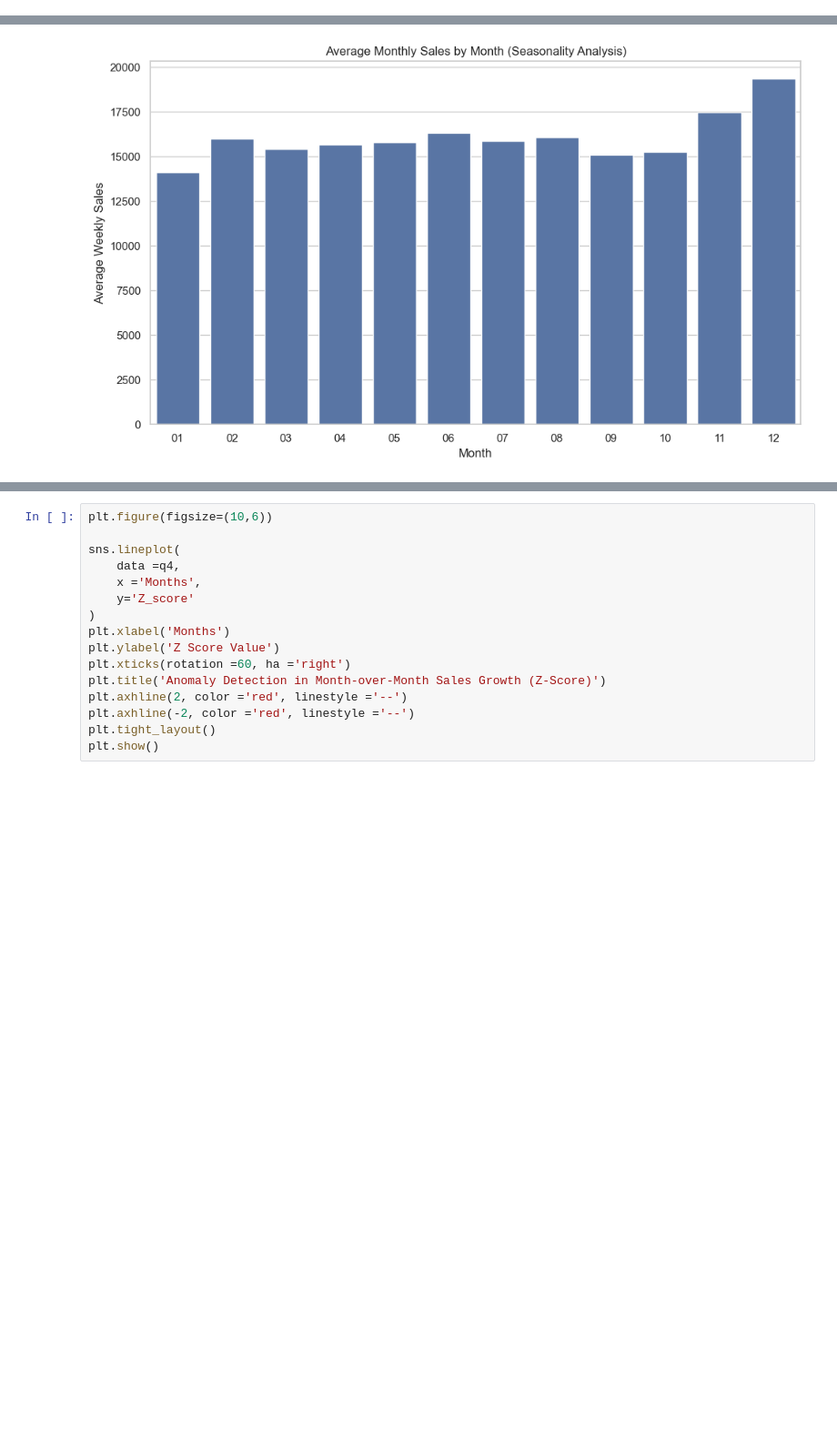
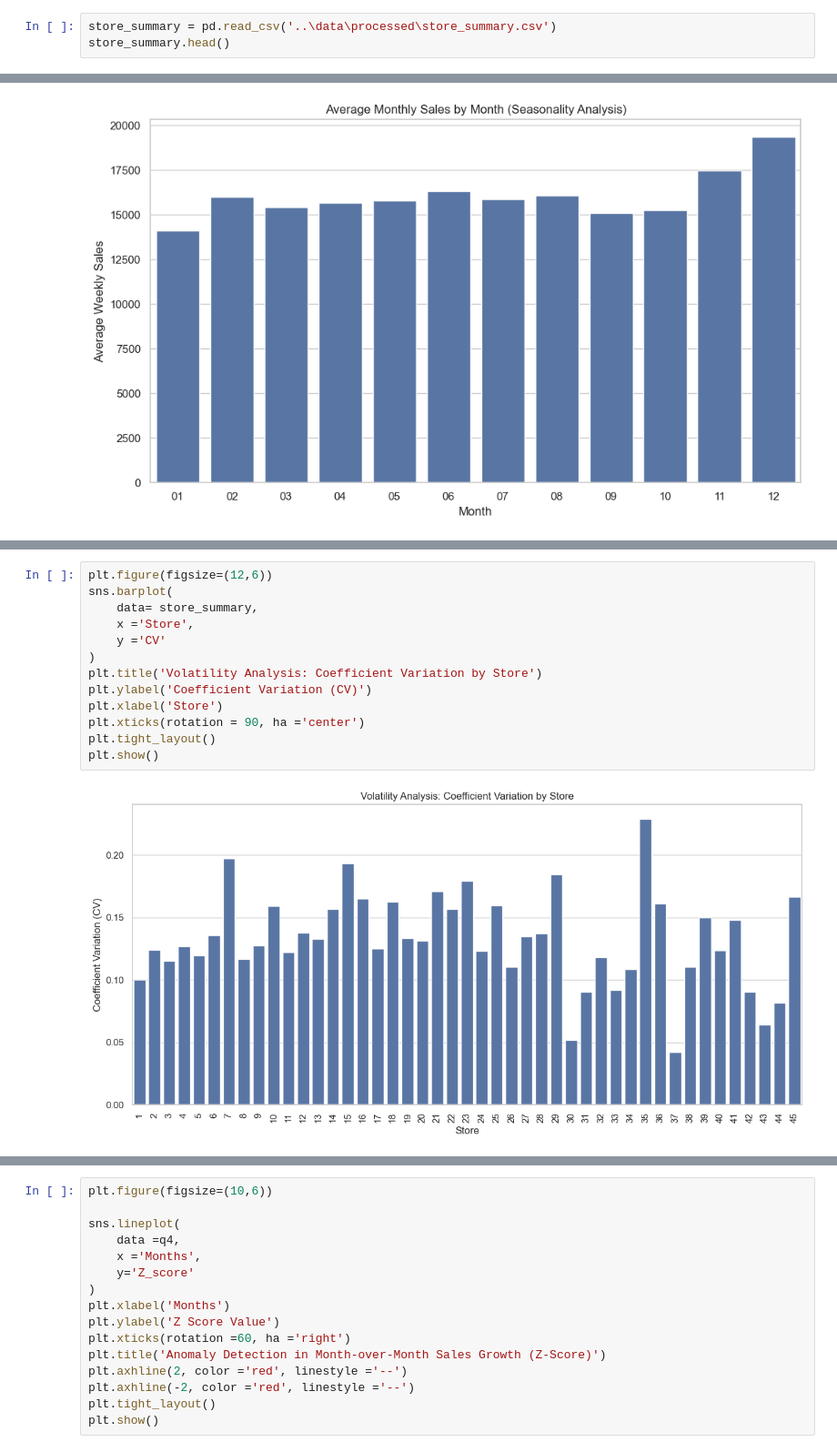
Before and after one commit to DavidO1621/Walmart-kpi-project, a Jupyter notebook: notebooks/04_Time_Series_Trend.ipynb, the cells around one changed output, grey strips where cells are left out. Shown at 91% size. Cells and saved outputs as stored; diff of their text form; blank space fills up the shorter version.

```diff
--- a/notebooks/04_Time_Series_Trend.ipynb
+++ b/notebooks/04_Time_Series_Trend.ipynb
@@ -107,0 +98,3 @@ q2.head()
+# %%
+store_summary = pd.read_csv('..\data\processed\store_summary.csv')
+store_summary.head()
@@ -198,0 +230,15 @@ plt.show()
+# %%
+plt.figure(figsize=(12,6))
+sns.barplot(
+    data= store_summary,
+    x ='Store',
+    y ='CV'
+)
+plt.title('Volatility Analysis: Coefficient Variation by Store')
+plt.ylabel('Coefficient Variation (CV)')
+plt.xlabel('Store')
+plt.xticks(rotation = 90, ha ='center')
+plt.tight_layout()
+plt.show()
+# %% [output]
+[figure, added]
```
Also changed, not shown: parts of 19 cells of this notebook.
